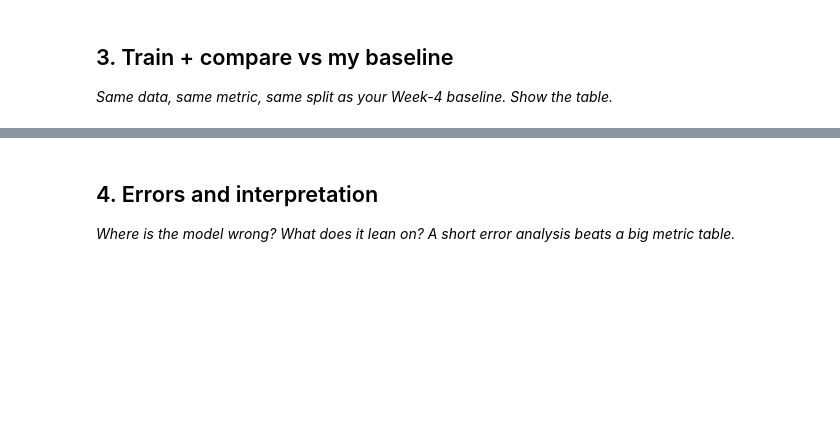
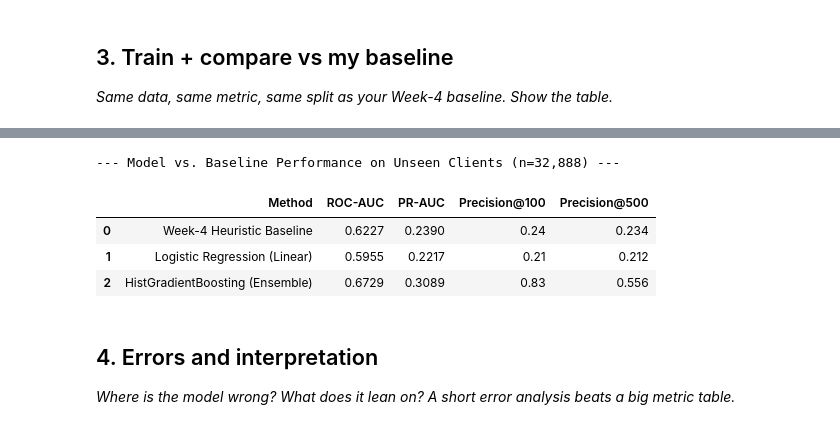
Before and after one commit to Muhammadfaheem8988/FlyRank-AI-internship, a Jupyter notebook: work/notebooks/w05_model.ipynb, the cells around one changed output, grey strips where cells are left out. Drawn from its saved outputs; the diff is of its cells as text; code cells hidden in the pictures; blank space fills up the shorter version.

```diff
--- a/work/notebooks/w05_model.ipynb
+++ b/work/notebooks/w05_model.ipynb
@@ -30,3 +162,66 @@ This skeleton is yours to fill. Work the sections **in order** — each one has
+# %%
+# This cell is for CODE (numbers, a query, a check).
+# Write your text answer in the cell ABOVE this one — typing sentences here breaks Run All.
+# 1. Evaluate Week 4 Heuristic Baseline on Test Split
+test_baseline_scores = test_df['baseline_score']
+auc_baseline = roc_auc_score(y_test, test_baseline_scores)
+prauc_baseline = average_precision_score(y_test, test_baseline_scores)
+
+# Precision@K helper function
+def precision_at_k(y_true, scores, k=100):
+    top_k_indices = np.argsort(scores)[::-1][:k]
+    return y_true.iloc[top_k_indices].mean()
+
+p100_baseline = precision_at_k(y_test, test_baseline_scores, k=100)
+p500_baseline = precision_at_k(y_test, test_baseline_scores, k=500)
+
+# 2. Train Reference Logistic Regression (with standard scaling)
+log_reg = make_pipeline(StandardScaler(), LogisticRegression(max_iter=1000, random_state=42))
+log_reg.fit(X_train, y_train)
+preds_logreg = log_reg.predict_proba(X_test)[:, 1]
+
+auc_logreg = roc_auc_score(y_test, preds_logreg)
+prauc_logreg = average_precision_score(y_test, preds_logreg)
+p100_logreg = precision_at_k(y_test, preds_logreg, k=100)
+p500_logreg = precision_at_k(y_test, preds_logreg, k=500)
+
+# 3. Train Primary Model: Histogram Gradient Boosted Classifier
+hgb = HistGradientBoostingClassifier(
+    max_iter=150,
+    learning_rate=0.08,
+    max_leaf_nodes=31,
+    min_samples_leaf=20,
+    random_state=42
+)
+hgb.fit(X_train, y_train)
+preds_hgb = hgb.predict_proba(X_test)[:, 1]
+
+auc_hgb = roc_auc_score(y_test, preds_hgb)
+prauc_hgb = average_precision_score(y_test, preds_hgb)
+p100_hgb = precision_at_k(y_test, preds_hgb, k=100)
+p500_hgb = precision_at_k(y_test, preds_hgb, k=500)
+
+# 4. Compile Model-vs-Baseline Comparison Table
+comparison_table = pd.DataFrame({
+    'Method': [
+        'Week-4 Heuristic Baseline',
+        'Logistic Regression (Linear)',
+        'HistGradientBoosting (Ensemble)'
+    ],
+    'ROC-AUC': [auc_baseline, auc_logreg, auc_hgb],
+    'PR-AUC': [prauc_baseline, prauc_logreg, prauc_hgb],
+    'Precision@100': [p100_baseline, p100_logreg, p100_hgb],
+    'Precision@500': [p500_baseline, p500_logreg, p500_hgb]
+}).round(4)
+
+print("--- Model vs. Baseline Performance on Unseen Clients (n=32,888) ---")
+display(comparison_table)
+# %% [output]
+--- Model vs. Baseline Performance on Unseen Clients (n=32,888) ---
+|  | Method | ROC-AUC | PR-AUC | Precision@100 | Precision@500 |
+| 0 | Week-4 Heuristic Baseline | 0.6227 | 0.2390 | 0.24 | 0.234 |
+| 1 | Logistic Regression (Linear) | 0.5955 | 0.2217 | 0.21 | 0.212 |
+| 2 | HistGradientBoosting (Ensemble) | 0.6729 | 0.3089 | 0.83 | 0.556 |
 # %% [markdown]
 ## 4. Errors and interpretation
 
```
Also changed, not shown: parts of 10 cells of this notebook.
